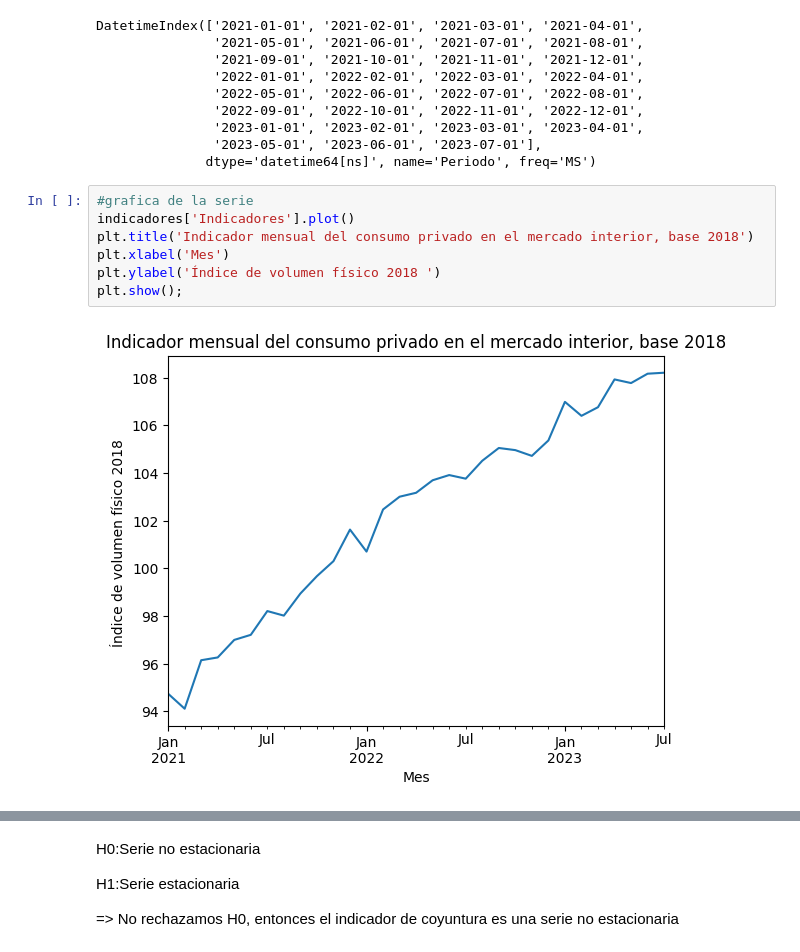
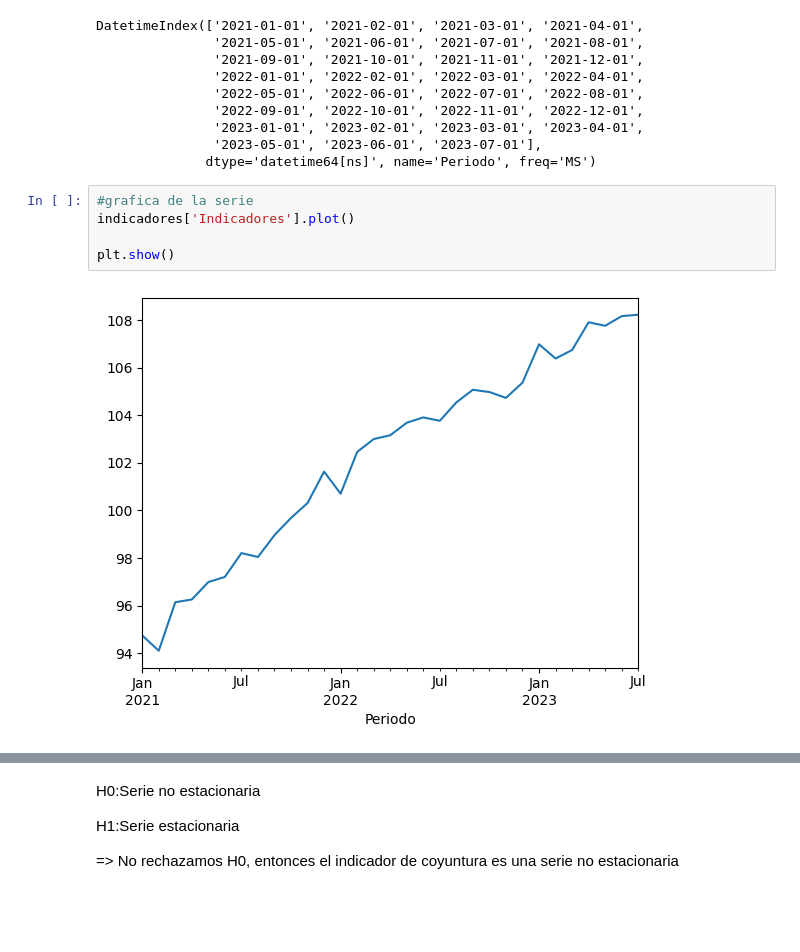
Before and after one commit to IvRodco/EstadisticaAplicasa_1899843, a Jupyter notebook: Actividad11_ILRA_1899843_EAG41_nov2023.ipynb, the cells around one changed output, grey strips where cells are left out. Cells and saved outputs as stored; diff of their text form; blank space fills up the shorter version.

```diff
--- a/Actividad11_ILRA_1899843_EAG41_nov2023.ipynb
+++ b/Actividad11_ILRA_1899843_EAG41_nov2023.ipynb
@@ -86,12 +104,10 @@ DatetimeIndex(['2021-01-01', '2021-02-01', '2021-03-01', '2021-04-01',
 # %%
 #grafica de la serie
 indicadores['Indicadores'].plot()
-plt.title('Indicador mensual del consumo privado en el mercado interior, base 2018')
-plt.xlabel('Mes')
-plt.ylabel('Índice de volumen físico 2018 ')
-plt.show();
+
+plt.show()
 # %% [output]
-[figure, old version]
+[figure, new version]
 # %%
 #prueba de raiz unitaria
 prueba_adf=adfuller(indicadores['Indicadores'])
```
Also changed, not shown: parts of 18 cells of this notebook.
